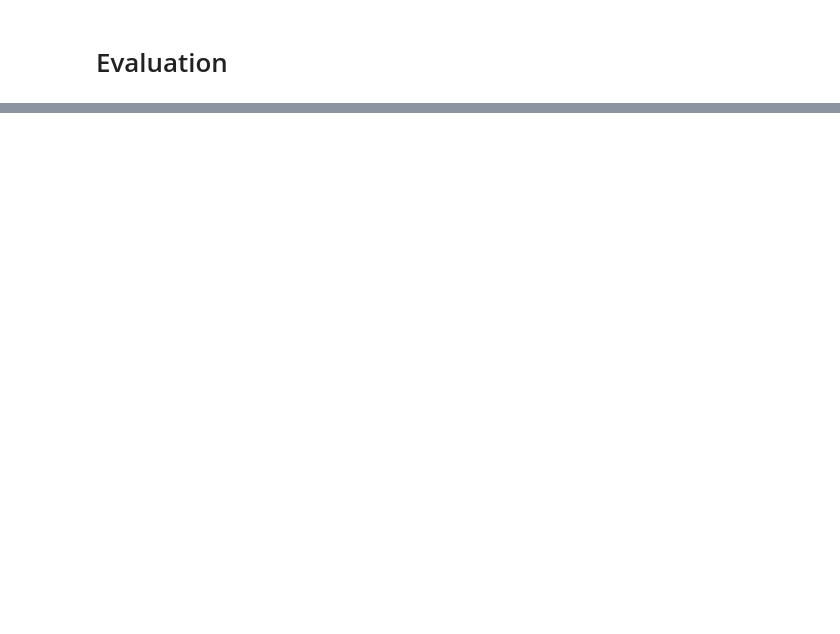
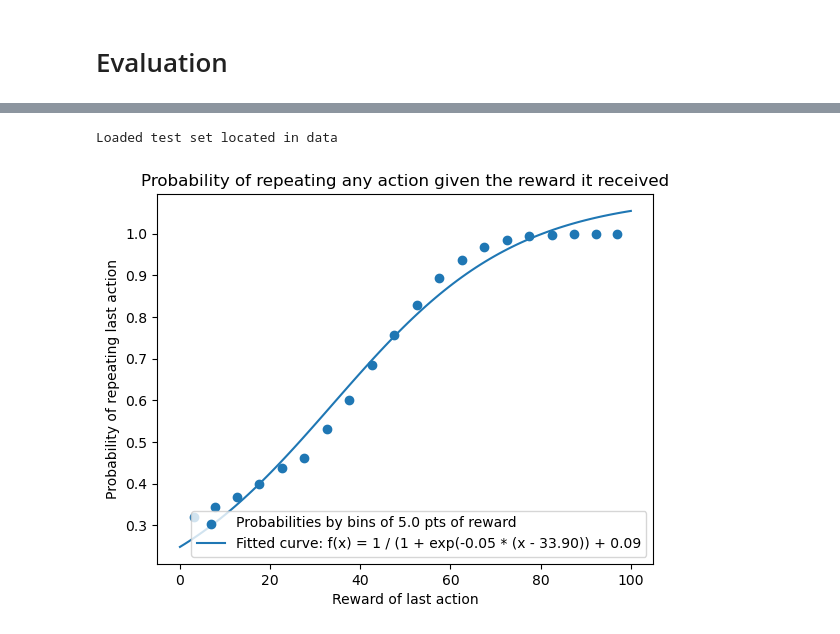
Before and after one commit to atrudel/social_bandit, a Jupyter notebook: visualization.ipynb, the cells around one changed output, grey strips where cells are left out. Drawn from its saved outputs; the diff is of its cells as text; code cells hidden in the pictures; blank space fills up the shorter version.

```diff
--- a/visualization.ipynb
+++ b/visualization.ipynb
@@ -54,0 +38,5 @@ executing.executing.NotOneValueFound: Expected one value, found 0
+# %%
+repeat_probability_eval(model)
+# %% [output]
+Loaded test set located in data
+[figure, added]
```
Also changed, not shown: parts of 6 cells of this notebook, 4 other files.
